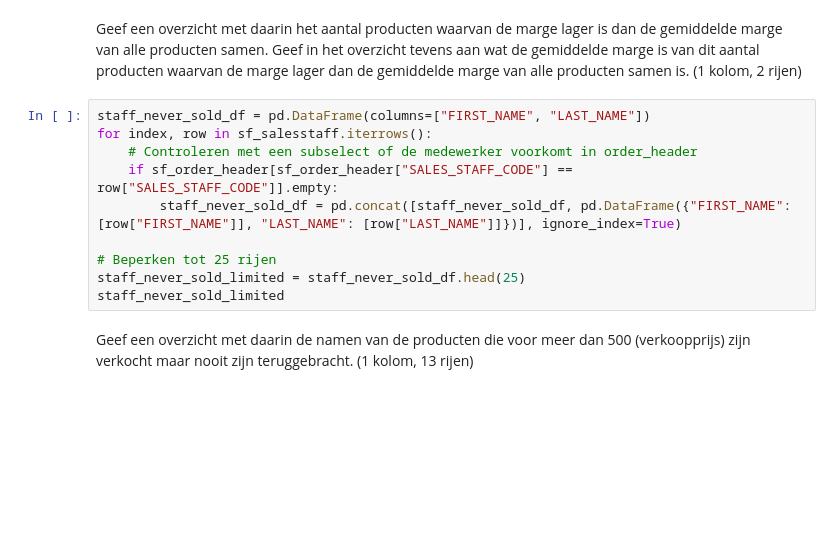
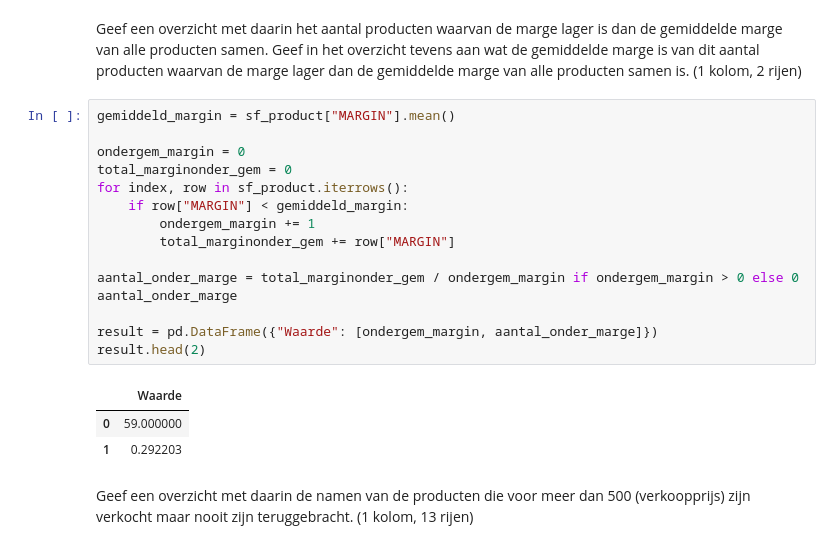
Before and after one commit to Byrott0/DEDS_Portfolio, a Jupyter notebook: wk1.1/DEDS_WC_1.2_en_1.3_Opdrachten.ipynb, the cells around one changed output. Cells and saved outputs as stored; diff of their text form; blank space fills up the shorter version.

```diff
--- a/wk1.1/DEDS_WC_1.2_en_1.3_Opdrachten.ipynb
+++ b/wk1.1/DEDS_WC_1.2_en_1.3_Opdrachten.ipynb
@@ -350,15 +350,24 @@ staff_never_sold_limited
 | 24 | Gracy | Gellens |
 # %% [markdown]
 Geef een overzicht met daarin het aantal producten waarvan de marge lager is dan de gemiddelde marge van alle producten samen. Geef in het overzicht tevens aan wat de gemiddelde marge is van dit aantal producten waarvan de marge lager dan de gemiddelde marge van alle producten samen is. (1 kolom, 2 rijen)
-# %%
-staff_never_sold_df = pd.DataFrame(columns=["FIRST_NAME", "LAST_NAME"])
-for index, row in sf_salesstaff.iterrows():
-    # Controleren met een subselect of de medewerker voorkomt in order_header
-    if sf_order_header[sf_order_header["SALES_STAFF_CODE"] == row["SALES_STAFF_CODE"]].empty:
-        staff_never_sold_df = pd.concat([staff_never_sold_df, pd.DataFrame({"FIRST_NAME": [row["FIRST_NAME"]], "LAST_NAME": [row["LAST_NAME"]]})], ignore_index=True)
-
-# Beperken tot 25 rijen
-staff_never_sold_limited = staff_never_sold_df.head(25)
-staff_never_sold_limited
+# %%
+gemiddeld_margin = sf_product["MARGIN"].mean()
+
+ondergem_margin = 0
+total_marginonder_gem = 0
+for index, row in sf_product.iterrows():
+    if row["MARGIN"] < gemiddeld_margin:
+        ondergem_margin += 1
+        total_marginonder_gem += row["MARGIN"]
+
+aantal_onder_marge = total_marginonder_gem / ondergem_margin if ondergem_margin > 0 else 0
+aantal_onder_marge
+
+result = pd.DataFrame({"Waarde": [ondergem_margin, aantal_onder_marge]})
+result.head(2)
+# %% [output]
+|  | Waarde |
+| 0 | 59.000000 |
+| 1 | 0.292203 |
 # %% [markdown]
 Geef een overzicht met daarin de namen van de producten die voor meer dan 500 (verkoopprijs) zijn verkocht maar nooit zijn teruggebracht. (1 kolom, 13 rijen)
```
Also changed, not shown: parts of 4 cells of this notebook.
